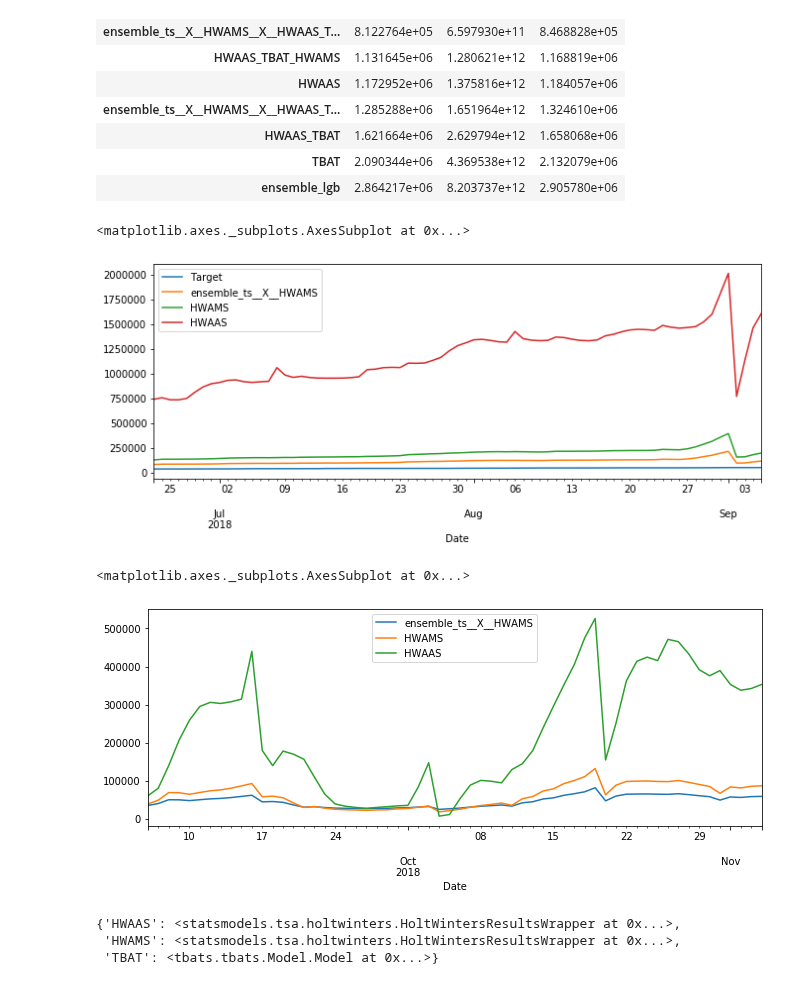
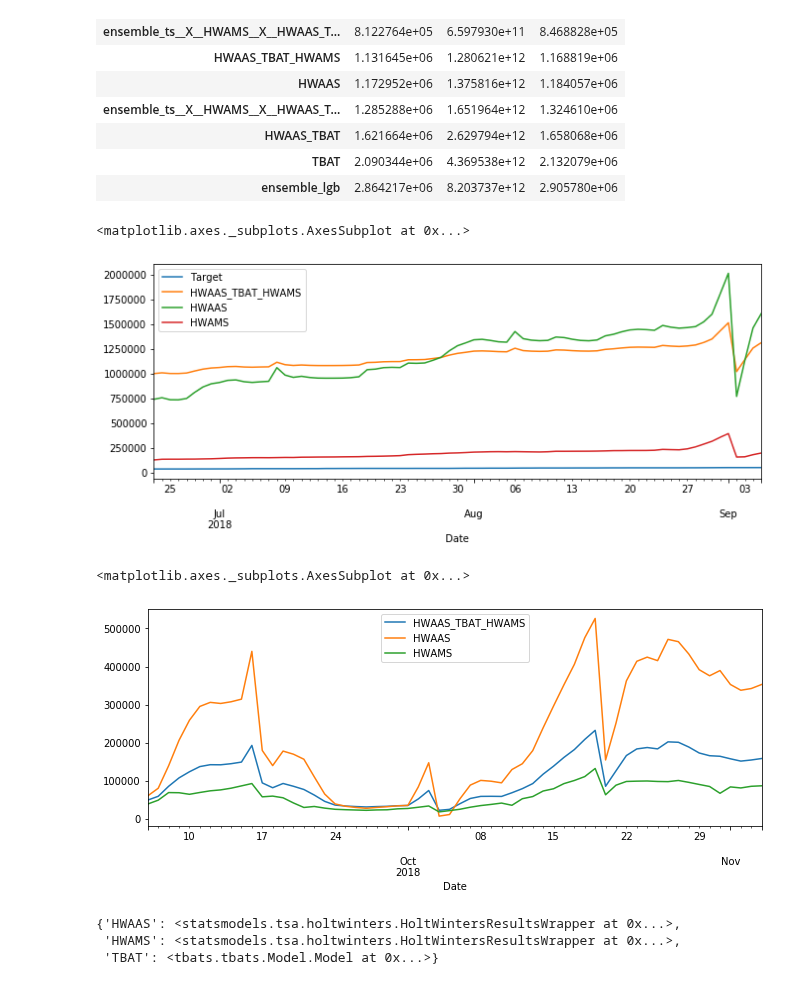
Before and after one commit to guthiLatha/ML, a Jupyter notebook: ATSPY_Test.ipynb, the cells around one changed output. Drawn from its saved outputs; the diff is of its cells as text; code cells hidden in the pictures.

```diff
--- a/ATSPY_Test.ipynb
+++ b/ATSPY_Test.ipynb
@@ -111,15 +111,15 @@ all_performance
 | TBAT | 2.090344e+06 | 4.369538e+12 | 2.132079e+06 |
 | ensemble_lgb | 2.864217e+06 | 8.203737e+12 | 2.905780e+06 |
 # %%
-all_ensemble_in[["Target","ensemble_ts__X__HWAMS","HWAMS","HWAAS"]].plot()
+all_ensemble_in[["Target","HWAAS_TBAT_HWAMS","HWAAS","HWAMS"]].plot()
 # %% [output]
 <matplotlib.axes._subplots.AxesSubplot at 0x...>
-[figure, old version]
+[figure, new version]
 # %%
-all_ensemble_out[["ensemble_ts__X__HWAMS","HWAMS","HWAAS"]].plot()
+all_ensemble_out[["HWAAS_TBAT_HWAMS","HWAAS","HWAMS"]].plot()
 # %% [output]
 <matplotlib.axes._subplots.AxesSubplot at 0x...>
-[figure, old version]
+[figure, new version]
 # %%
 am.models_dict_in
 # %% [output]
```
